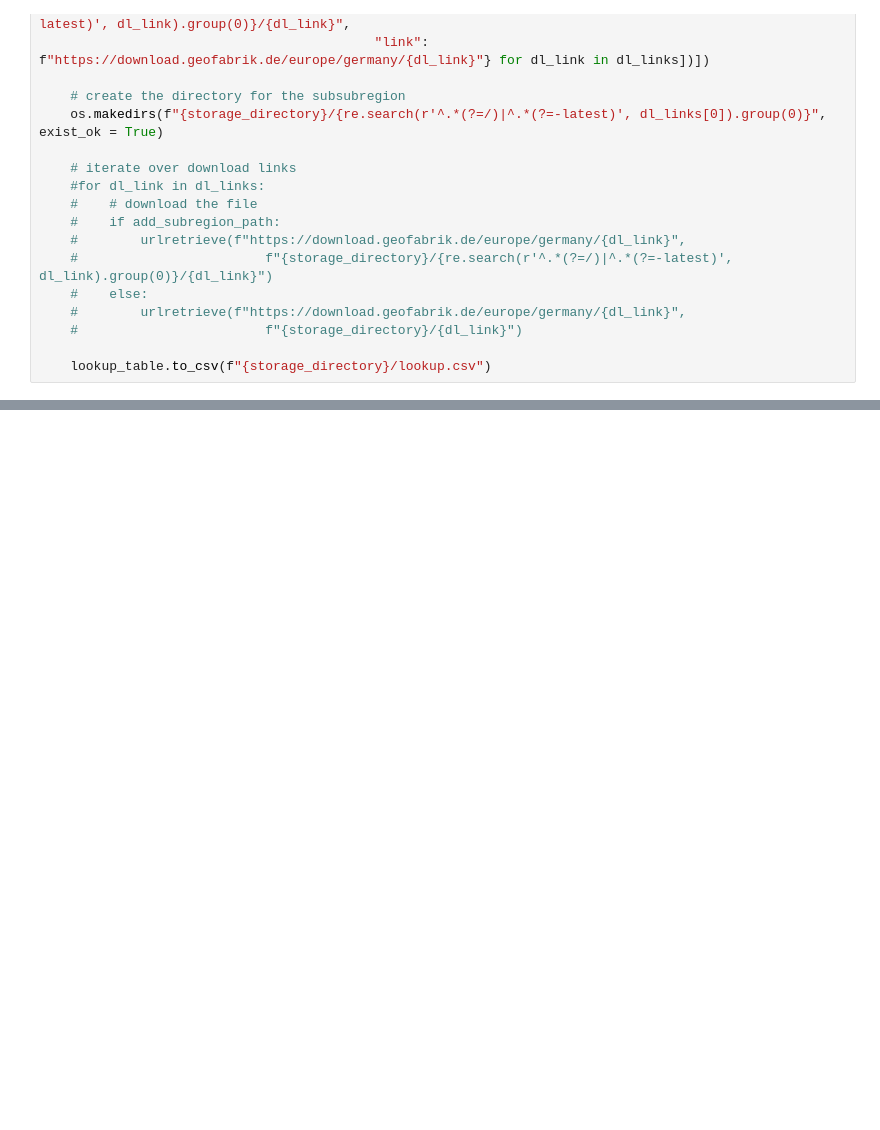
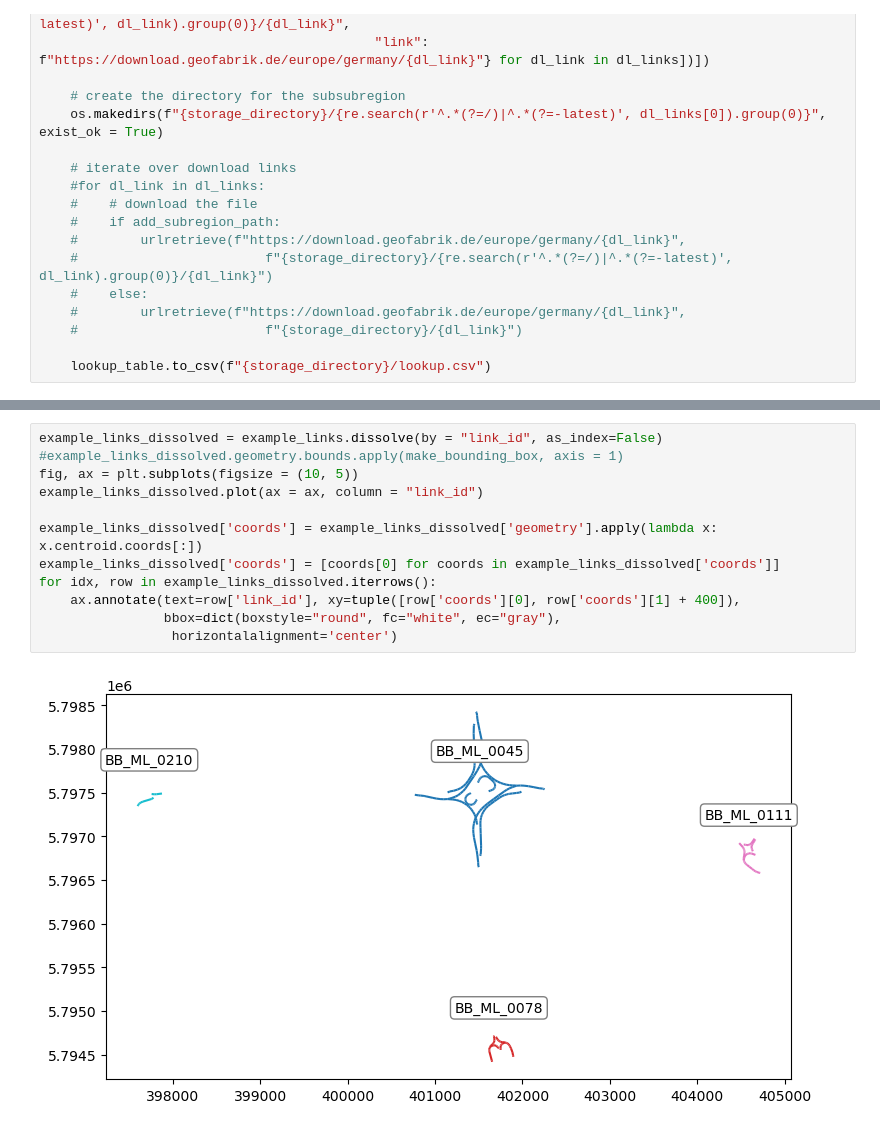
Before and after one commit to felixschulz385/ds_project, a Jupyter notebook: research/notebooks/OSM_experiments.ipynb, the cells around one changed output, grey strips where cells are left out. Saved outputs shown, nothing was run; the diff lists cells and outputs as text; blank space fills up the shorter version.

```diff
--- a/research/notebooks/OSM_experiments.ipynb
+++ b/research/notebooks/OSM_experiments.ipynb
@@ -94,0 +205,14 @@ urlretrieve(f"https://download.geofabrik.de/europe/germany/{level}.json",
+# %%
+example_links_dissolved = example_links.dissolve(by = "link_id", as_index=False)
+#example_links_dissolved.geometry.bounds.apply(make_bounding_box, axis = 1)
+fig, ax = plt.subplots(figsize = (10, 5))
+example_links_dissolved.plot(ax = ax, column = "link_id")
+
+example_links_dissolved['coords'] = example_links_dissolved['geometry'].apply(lambda x: x.centroid.coords[:])
+example_links_dissolved['coords'] = [coords[0] for coords in example_links_dissolved['coords']]
+for idx, row in example_links_dissolved.iterrows():
+    ax.annotate(text=row['link_id'], xy=tuple([row['coords'][0], row['coords'][1] + 400]),
+                bbox=dict(boxstyle="round", fc="white", ec="gray"),
+                 horizontalalignment='center')
+# %% [output]
+[figure, added]
```
Also changed, not shown: parts of 136 cells of this notebook, 8 other files.
